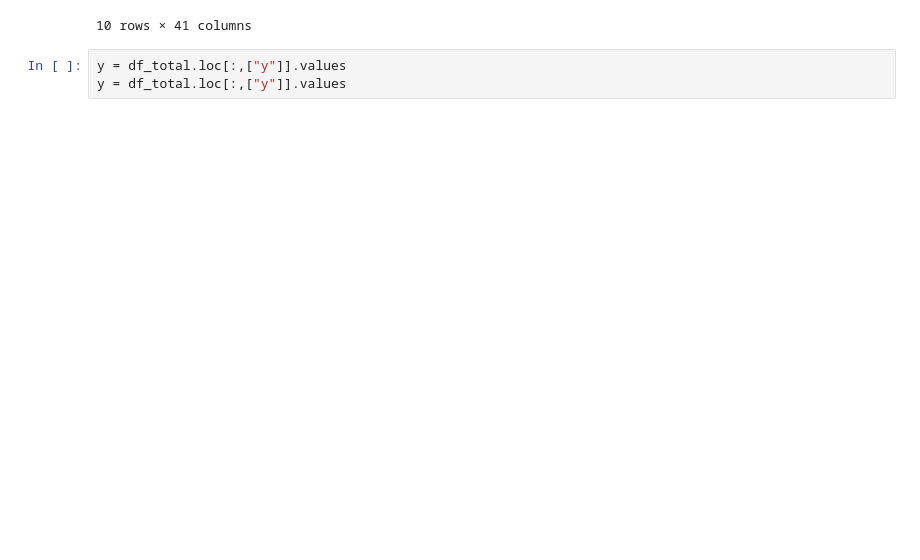
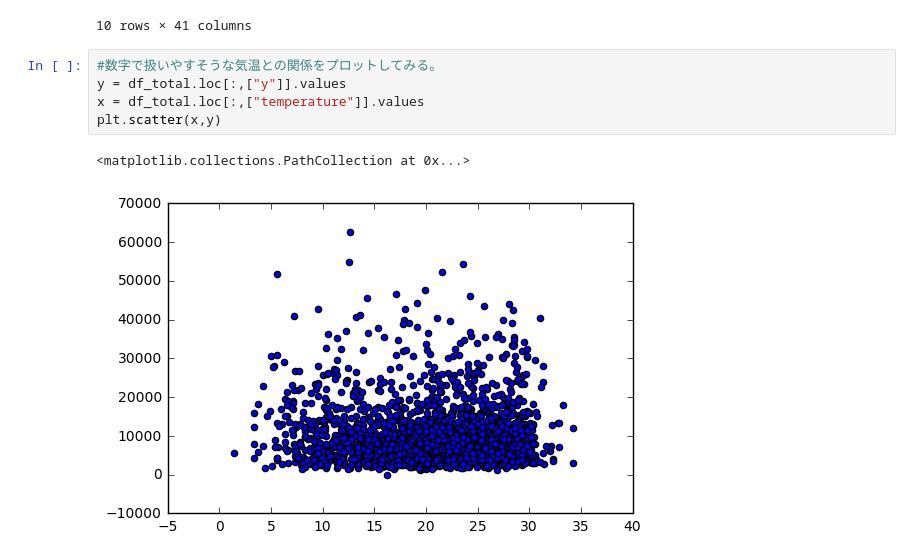
Before and after one commit to gotagod/Kaggle, a Jupyter notebook: DeepAnalytics/J-League-Analysis.ipynb, the cells around one changed output. Cells and saved outputs as stored; diff of their text form; blank space fills up the shorter version.

```diff
--- a/DeepAnalytics/J-League-Analysis.ipynb
+++ b/DeepAnalytics/J-League-Analysis.ipynb
@@ -87,6 +87,11 @@ df_total.head(10)
 | 8 | 14002 | 13082 | 2012 | Ｊ１ | 第１節第２日 | 03/11(日) | 14:04 | 柏レイソル | 横浜Ｆ・マリノス | 日立柏サッカー場 | ... | ... |
 | 9 | 14003 | 19010 | 2012 | Ｊ１ | 第２節第１日 | 03/17(土) | 14:04 | 鹿島アントラーズ | 川崎フロンターレ | 県立カシマサッカースタジアム | ... | ... |
 10 rows × 41 columns
-# %%
-y = df_total.loc[:,["y"]].values
-y = df_total.loc[:,["y"]].values
+# %%
+#数字で扱いやすそうな気温との関係をプロットしてみる。
+y = df_total.loc[:,["y"]].values
+x = df_total.loc[:,["temperature"]].values
+plt.scatter(x,y)
+# %% [output]
+<matplotlib.collections.PathCollection at 0x...>
+[figure, added]
```
